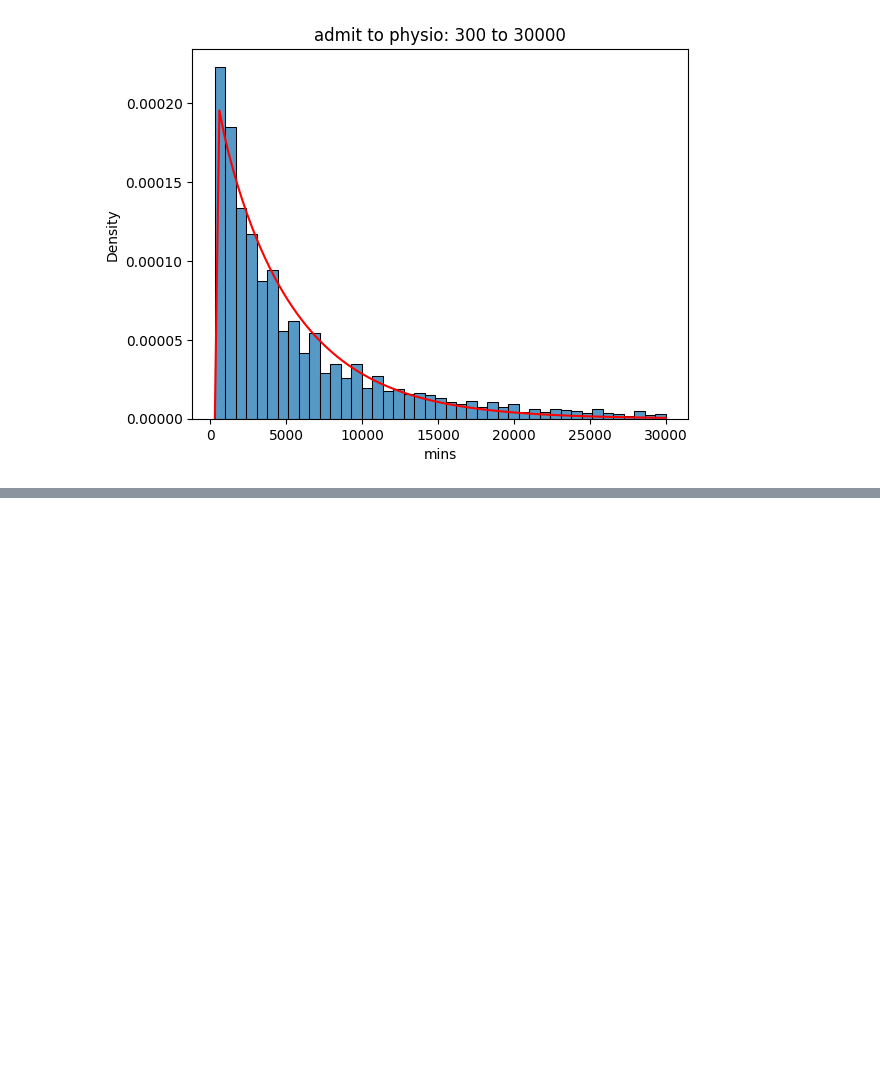
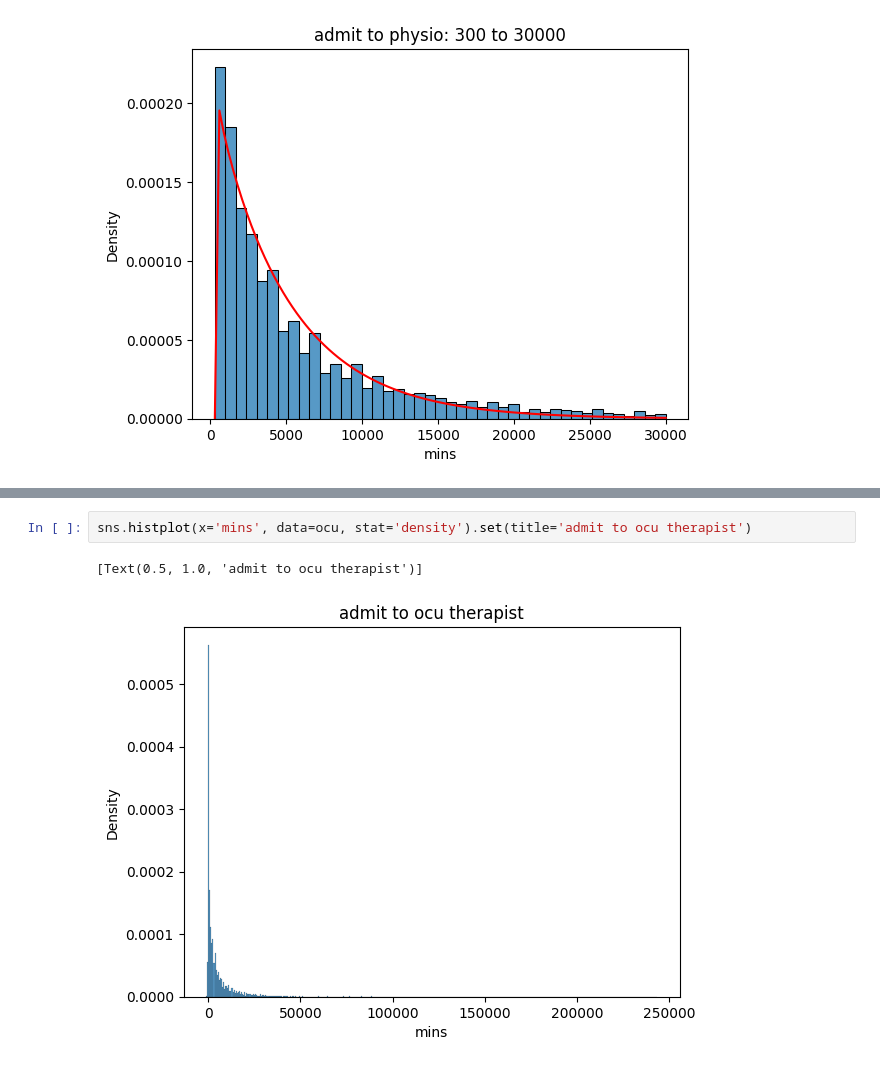
Before and after one commit to emilydormody/Synthetic-Stroke-Data, a Jupyter notebook: histogram_summaries.ipynb, the cells around one changed output, grey strips where cells are left out. Cells and saved outputs as stored; diff of their text form; blank space fills up the shorter version.

```diff
--- a/histogram_summaries.ipynb
+++ b/histogram_summaries.ipynb
@@ -584,0 +604,5 @@ There are 16 patients outside of this range (between 80000 and 250000) that are
+# %%
+sns.histplot(x='mins', data=ocu, stat='density').set(title='admit to ocu therapist')
+# %% [output]
+[Text(0.5, 1.0, 'admit to ocu therapist')]
+[figure, added]
```
Also changed, not shown: parts of 32 cells of this notebook.
